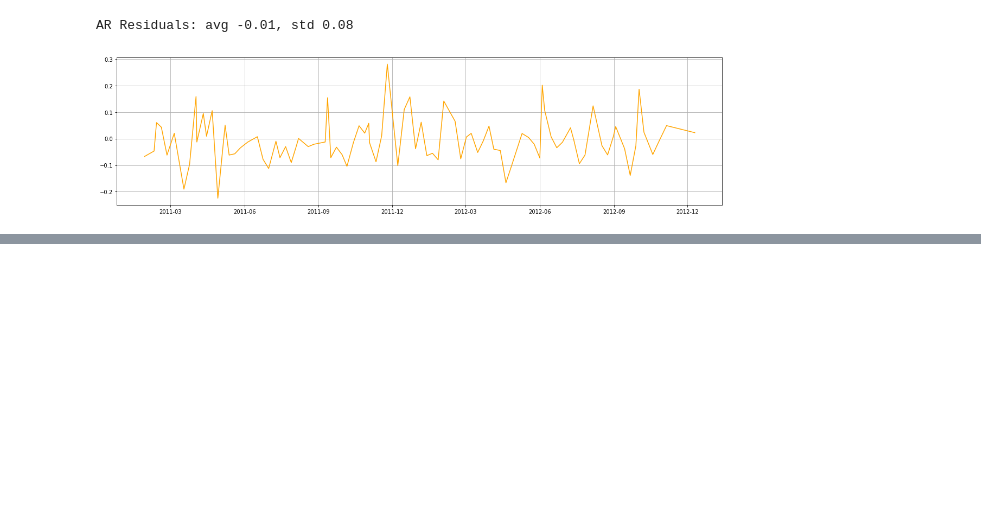
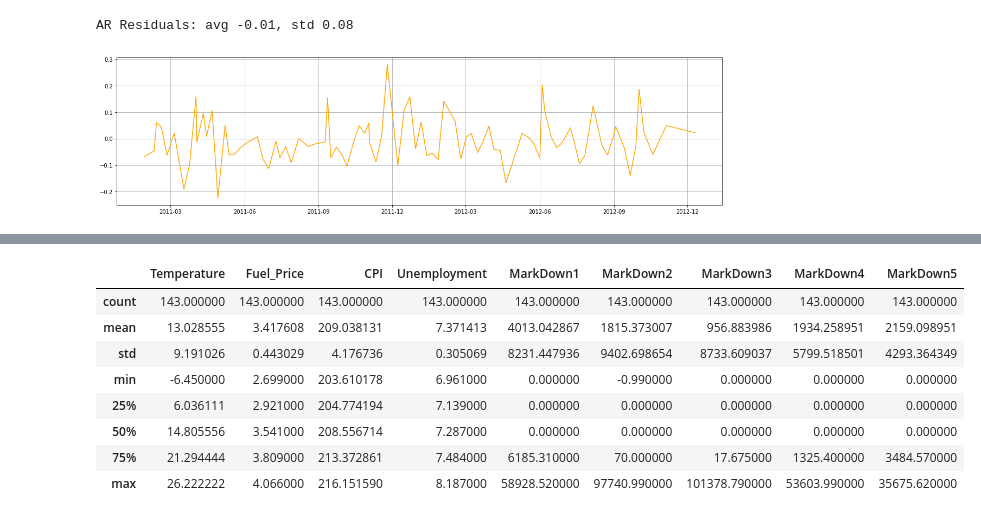
Before and after one commit to opread/retail_kaggle, a Jupyter notebook: retail_sales_forecast_v4.ipynb, the cells around one changed output, grey strips where cells are left out. Cells and saved outputs as stored; diff of their text form; code cells hidden in the pictures; blank space fills up the shorter version.

```diff
--- a/retail_sales_forecast_v4.ipynb
+++ b/retail_sales_forecast_v4.ipynb
@@ -255,0 +264,12 @@ df20_ext.head()
+# %%
+df20_ext.describe()
+# %% [output]
+|  | Temperature | Fuel_Price | CPI | Unemployment | MarkDown1 | MarkDown2 | MarkDown3 | MarkDown4 | MarkDown5 |
+| count | 143.000000 | 143.000000 | 143.000000 | 143.000000 | 143.000000 | 143.000000 | 143.000000 | 143.000000 | 143.000000 |
+| mean | 13.028555 | 3.417608 | 209.038131 | 7.371413 | 4013.042867 | 1815.373007 | 956.883986 | 1934.258951 | 2159.098951 |
+| std | 9.191026 | 0.443029 | 4.176736 | 0.305069 | 8231.447936 | 9402.698654 | 8733.609037 | 5799.518501 | 4293.364349 |
+| min | -6.450000 | 2.699000 | 203.610178 | 6.961000 | 0.000000 | -0.990000 | 0.000000 | 0.000000 | 0.000000 |
+| 25% | 6.036111 | 2.921000 | 204.774194 | 7.139000 | 0.000000 | 0.000000 | 0.000000 | 0.000000 | 0.000000 |
+| 50% | 14.805556 | 3.541000 | 208.556714 | 7.287000 | 0.000000 | 0.000000 | 0.000000 | 0.000000 | 0.000000 |
+| 75% | 21.294444 | 3.809000 | 213.372861 | 7.484000 | 6185.310000 | 70.000000 | 17.675000 | 1325.400000 | 3484.570000 |
+| max | 26.222222 | 4.066000 | 216.151590 | 8.187000 | 58928.520000 | 97740.990000 | 101378.790000 | 53603.990000 | 35675.620000 |
```
Also changed, not shown: parts of 8 cells of this notebook.
